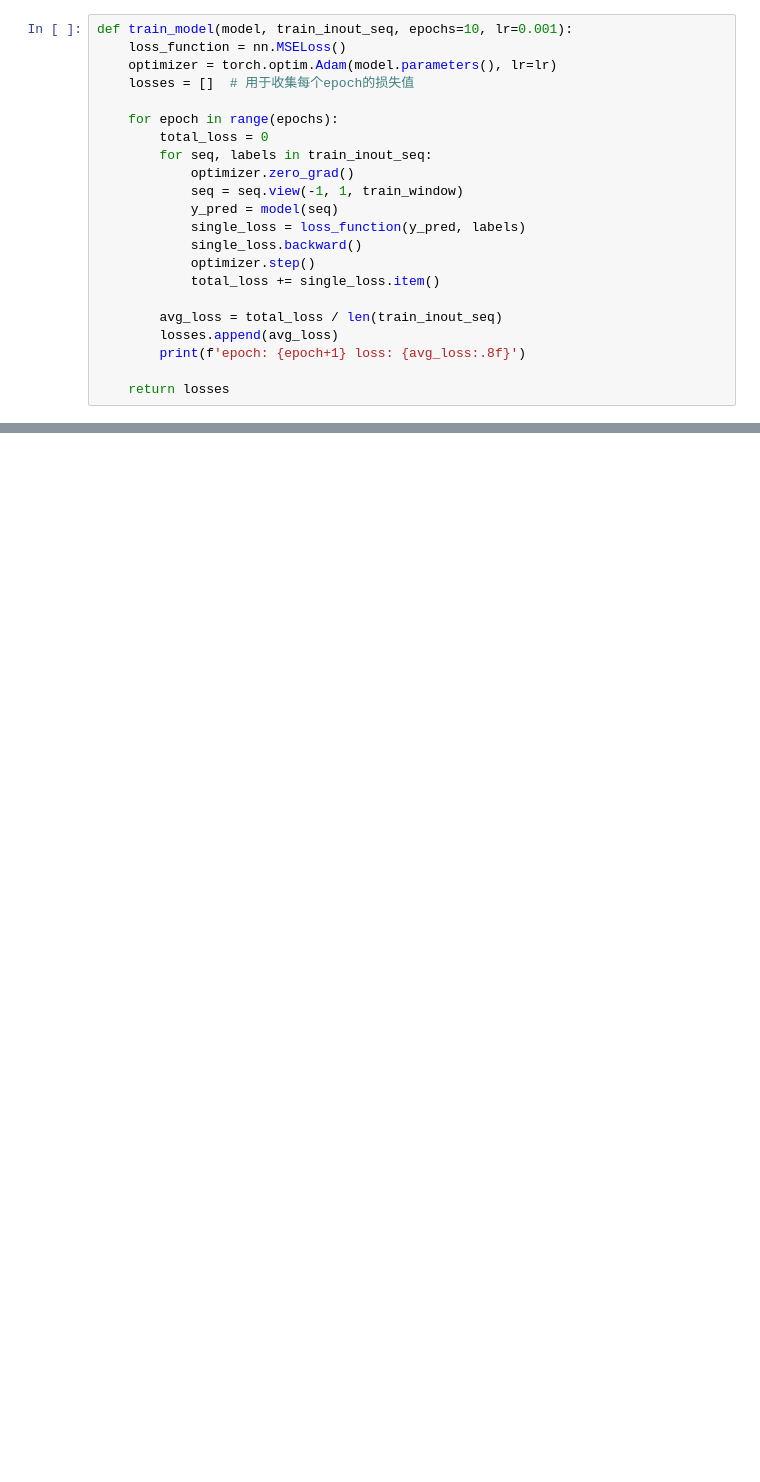
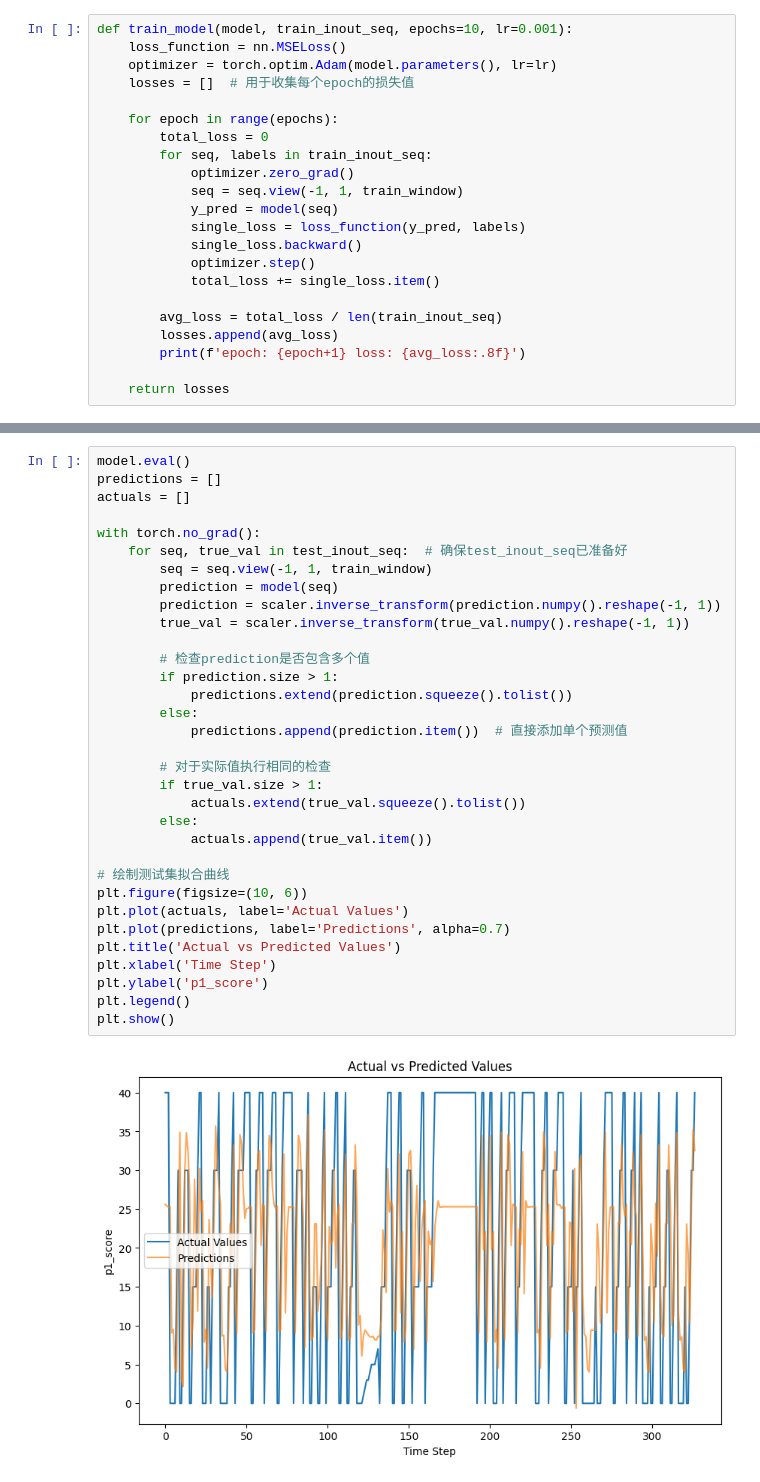
Before and after one commit to curryfromuestc/2024_MCM_C, a Jupyter notebook: code/LSTM.ipynb, the cells around one changed output, grey strips where cells are left out. Drawn from its saved outputs; the diff is of its cells as text; blank space fills up the shorter version.

```diff
--- a/code/LSTM.ipynb
+++ b/code/LSTM.ipynb
@@ -150,0 +202,35 @@ Predicted Score: 21.537639617919922, Actual Score: 40.0
+# %%
+model.eval()
+predictions = []
+actuals = []
+
+with torch.no_grad():
+    for seq, true_val in test_inout_seq:  # 确保test_inout_seq已准备好
+        seq = seq.view(-1, 1, train_window)
+        prediction = model(seq)
+        prediction = scaler.inverse_transform(prediction.numpy().reshape(-1, 1))
+        true_val = scaler.inverse_transform(true_val.numpy().reshape(-1, 1))
+
+        # 检查prediction是否包含多个值
+        if prediction.size > 1:
+            predictions.extend(prediction.squeeze().tolist())
+        else:
+            predictions.append(prediction.item())  # 直接添加单个预测值
+
+        # 对于实际值执行相同的检查
+        if true_val.size > 1:
+            actuals.extend(true_val.squeeze().tolist())
+        else:
+            actuals.append(true_val.item())
+
+# 绘制测试集拟合曲线
+plt.figure(figsize=(10, 6))
+plt.plot(actuals, label='Actual Values')
+plt.plot(predictions, label='Predictions', alpha=0.7)
+plt.title('Actual vs Predicted Values')
+plt.xlabel('Time Step')
+plt.ylabel('p1_score')
+plt.legend()
+plt.show()
+# %% [output]
+[figure, added]
```
Also changed, not shown: parts of 6 cells of this notebook, 2 other files.
